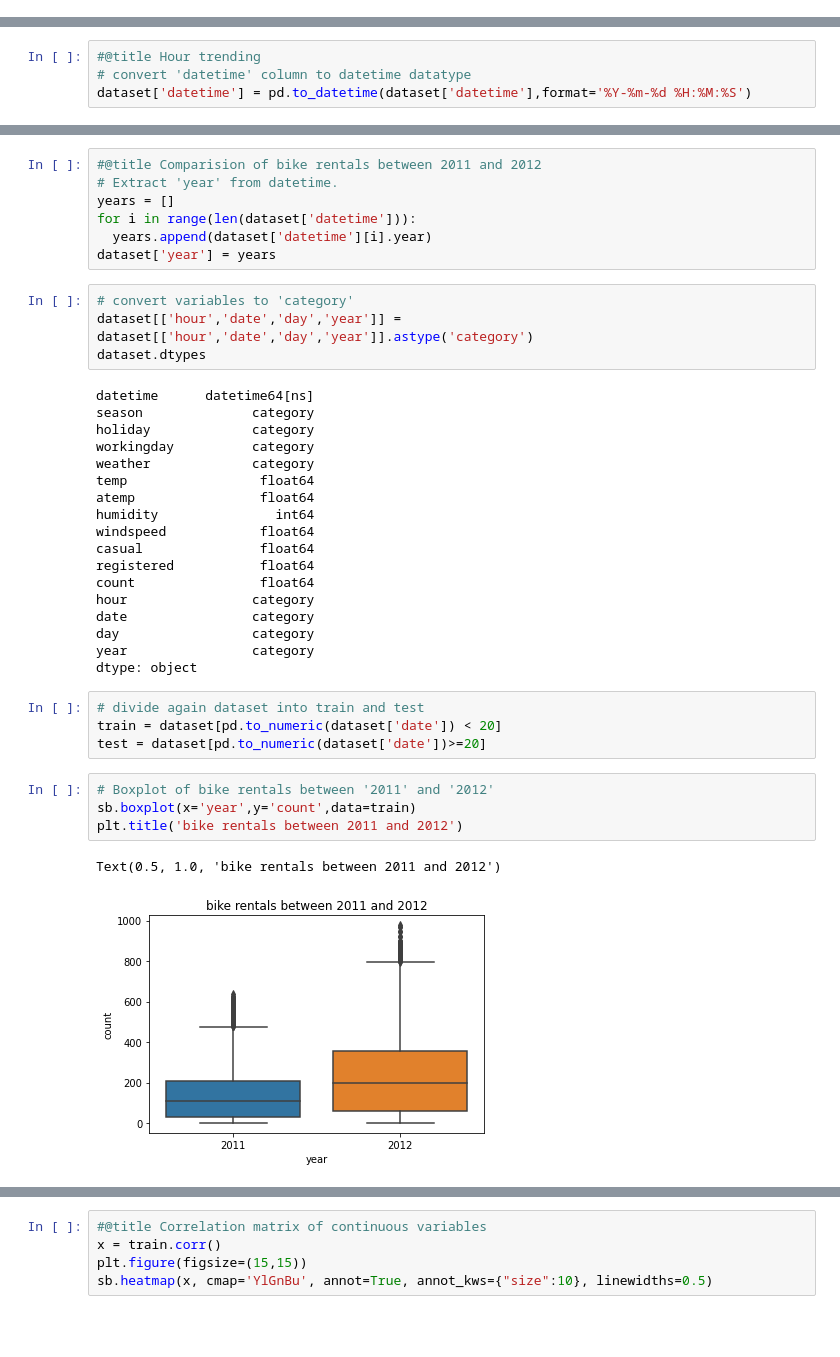
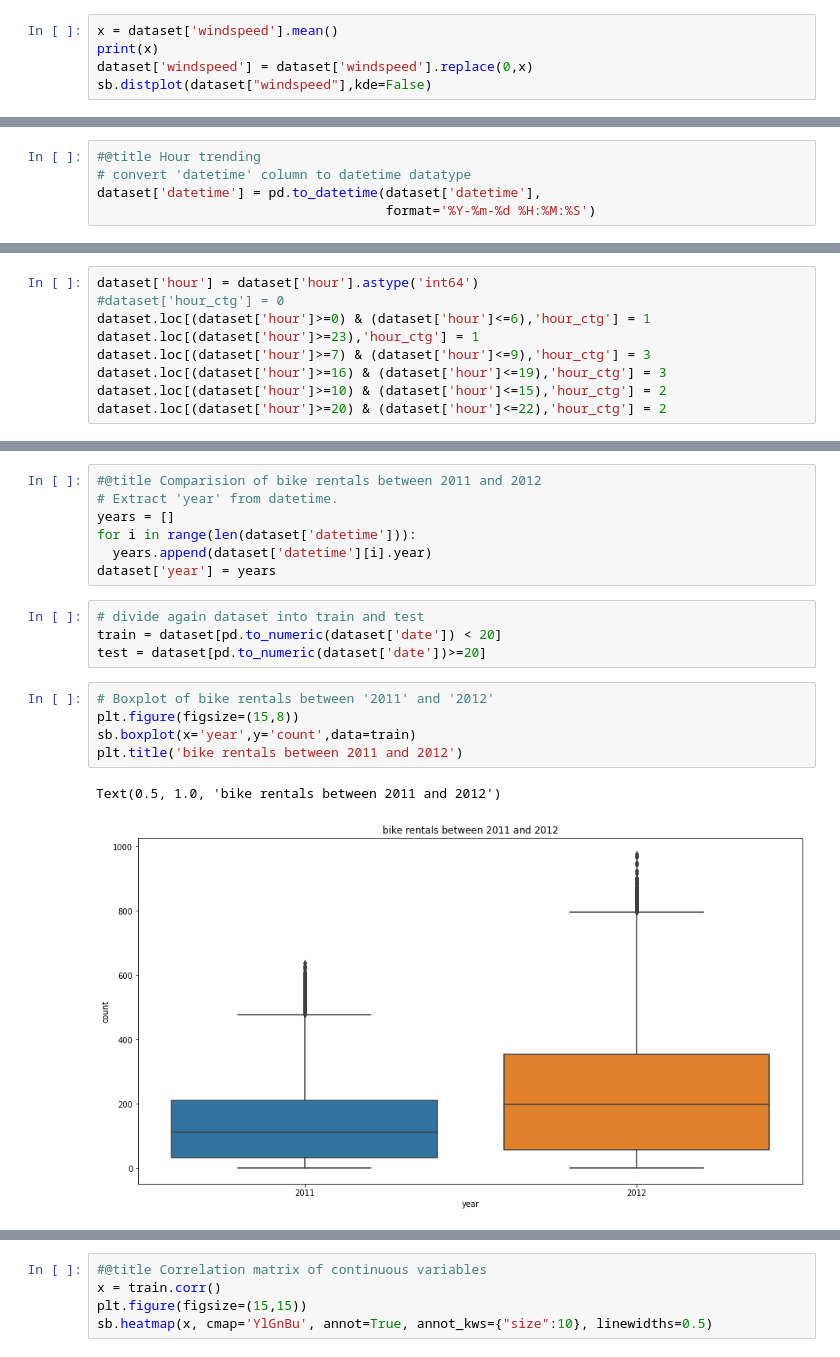
Before and after one commit to davione112/dav112, a Jupyter notebook: BikeSD.ipynb, the cells around one changed output, grey strips where cells are left out. Cells and saved outputs as stored; diff of their text form; blank space fills up the shorter version.

```diff
--- a/BikeSD.ipynb
+++ b/BikeSD.ipynb
@@ -124,0 +128,5 @@ Text(0.5, 1.0, 'Windspeed')
+# %%
+x = dataset['windspeed'].mean()
+print(x)
+dataset['windspeed'] = dataset['windspeed'].replace(0,x)
+sb.distplot(dataset["windspeed"],kde=False)
@@ -141,7 +153,8 @@ Text(0.5, 1.0, 'Workingday')
 # %%
 #@title Hour trending
 # convert 'datetime' column to datetime datatype
-dataset['datetime'] = pd.to_datetime(dataset['datetime'],format='%Y-%m-%d %H:%M:%S')
+dataset['datetime'] = pd.to_datetime(dataset['datetime'],
+                                     format='%Y-%m-%d %H:%M:%S')
 # %%
 # add 'hour' and 'date' columns to dataset
 hours = []
@@ -183,0 +200,9 @@ Text(0.5, 1.0, 'Bike rentals count per hours')
+# %%
+dataset['hour'] = dataset['hour'].astype('int64')
+#dataset['hour_ctg'] = 0
+dataset.loc[(dataset['hour']>=0) & (dataset['hour']<=6),'hour_ctg'] = 1
+dataset.loc[(dataset['hour']>=23),'hour_ctg'] = 1
+dataset.loc[(dataset['hour']>=7) & (dataset['hour']<=9),'hour_ctg'] = 3
+dataset.loc[(dataset['hour']>=16) & (dataset['hour']<=19),'hour_ctg'] = 3
+dataset.loc[(dataset['hour']>=10) & (dataset['hour']<=15),'hour_ctg'] = 2
+dataset.loc[(dataset['hour']>=20) & (dataset['hour']<=22),'hour_ctg'] = 2
@@ -243,36 +289,15 @@ years = []
 for i in range(len(dataset['datetime'])):
   years.append(dataset['datetime'][i].year)
 dataset['year'] = years
-# %%
-# convert variables to 'category'
-dataset[['hour','date','day','year']] = dataset[['hour','date','day','year']].astype('category')
-dataset.dtypes
-# %% [output]
-datetime      datetime64[ns]
-season              category
-holiday             category
-workingday          category
-weather             category
-temp                 float64
-atemp                float64
-humidity               int64
-windspeed            float64
-casual               float64
-registered           float64
-count                float64
-hour                category
-date                category
-day                 category
-year                category
-dtype: object
 # %%
 # divide again dataset into train and test
 train = dataset[pd.to_numeric(dataset['date']) < 20]
 test = dataset[pd.to_numeric(dataset['date'])>=20]
 # %%
 # Boxplot of bike rentals between '2011' and '2012'
+plt.figure(figsize=(15,8))
 sb.boxplot(x='year',y='count',data=train)
 plt.title('bike rentals between 2011 and 2012')
 # %% [output]
 Text(0.5, 1.0, 'bike rentals between 2011 and 2012')
-[figure, old version]
+[figure, new version]
```
Also changed, not shown: parts of 16 cells of this notebook.
